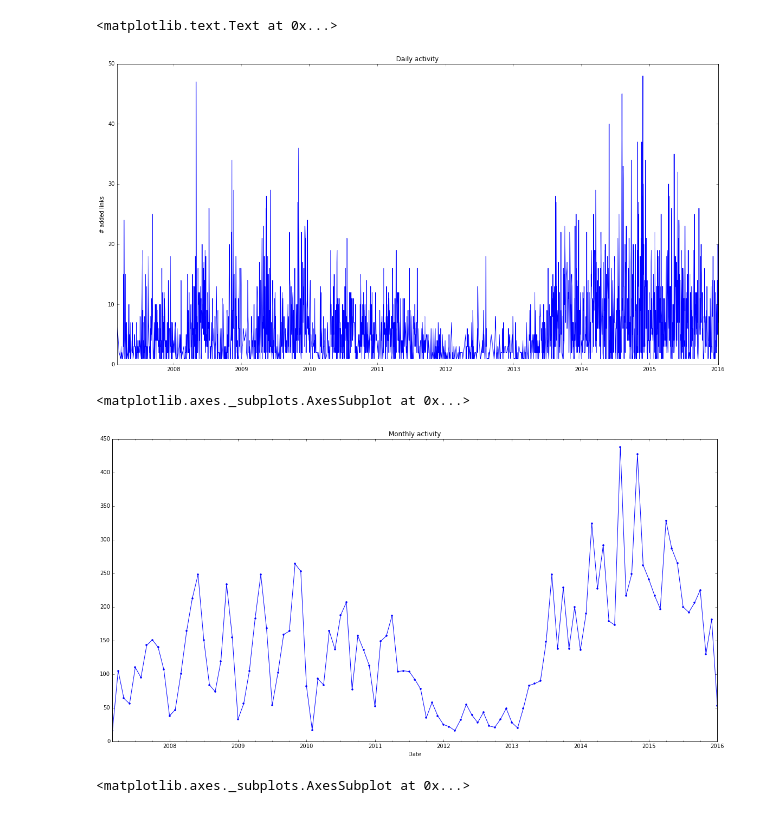
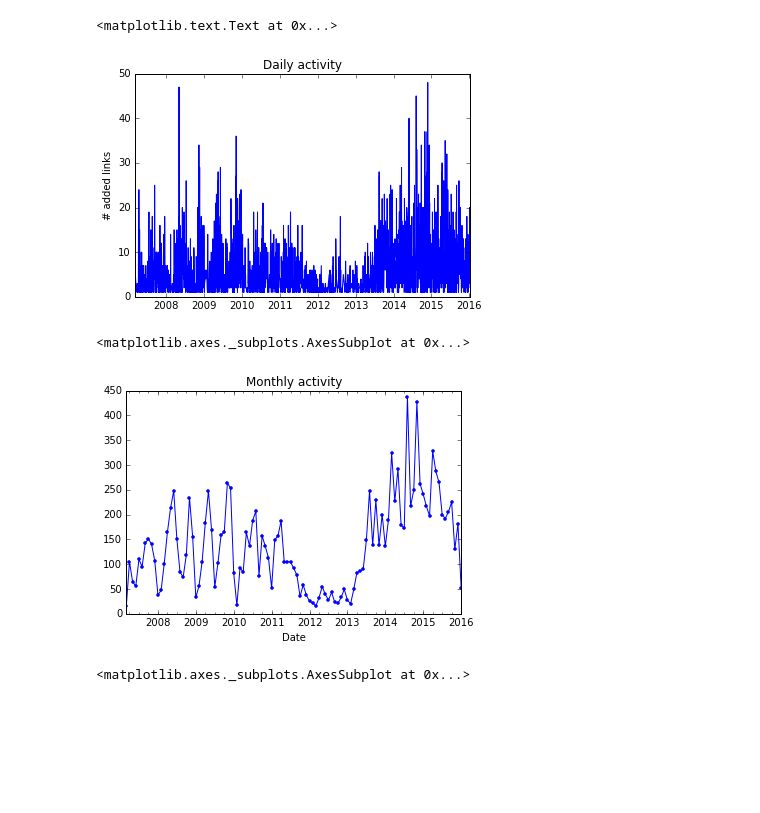
Before and after one commit to jrovegno/delicious_plot, a Jupyter notebook: Data Analysis.ipynb, the cells around one changed output. Saved outputs shown, nothing was run; the diff lists cells and outputs as text; code cells hidden in the pictures; blank space fills up the shorter version.

```diff
--- a/Data Analysis.ipynb
+++ b/Data Analysis.ipynb
@@ -80,18 +80,18 @@ df['Date'] = pd.to_datetime(df.add_date, unit='s')
 df.set_index('Date', inplace=True)
 # %%
 # Daily activity plot
-ax = df.title.groupby(df.index.date).count().plot(figsize=[20,10], title="Daily activity",style='-b')
+ax = df.title.groupby(df.index.date).count().plot(title="Daily activity",style='-b')
 ax.set_ylabel("# added links")
 #df.title.groupby(pd.TimeGrouper("D")).count().plot(figsize=[20,10]) #Other way
 # %% [output]
 <matplotlib.text.Text at 0x...>
-[figure, old version]
+[figure, new version]
 # %%
 # Monthly activity plot
-df.title.groupby(pd.TimeGrouper("M")).count().plot(figsize=[20,10], title="Monthly activity", style='-b.')
+df.title.groupby(pd.TimeGrouper("M")).count().plot(title="Monthly activity", style='-b.')
 # %% [output]
 <matplotlib.axes._subplots.AxesSubplot at 0x...>
-[figure, old version]
+[figure, new version]
 # %%
 # Annually activity plot
 df.title.groupby(pd.TimeGrouper("A")).count().plot(title="Annually activity")
```
Also changed, not shown: parts of 4 cells of this notebook.
